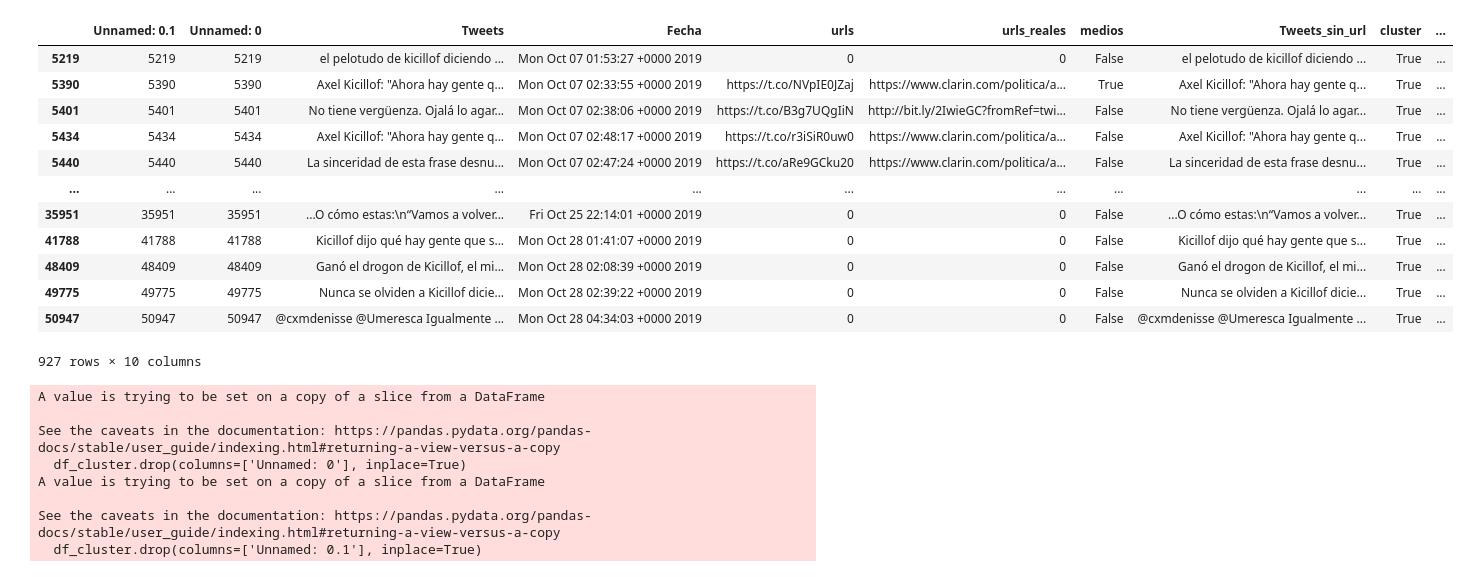
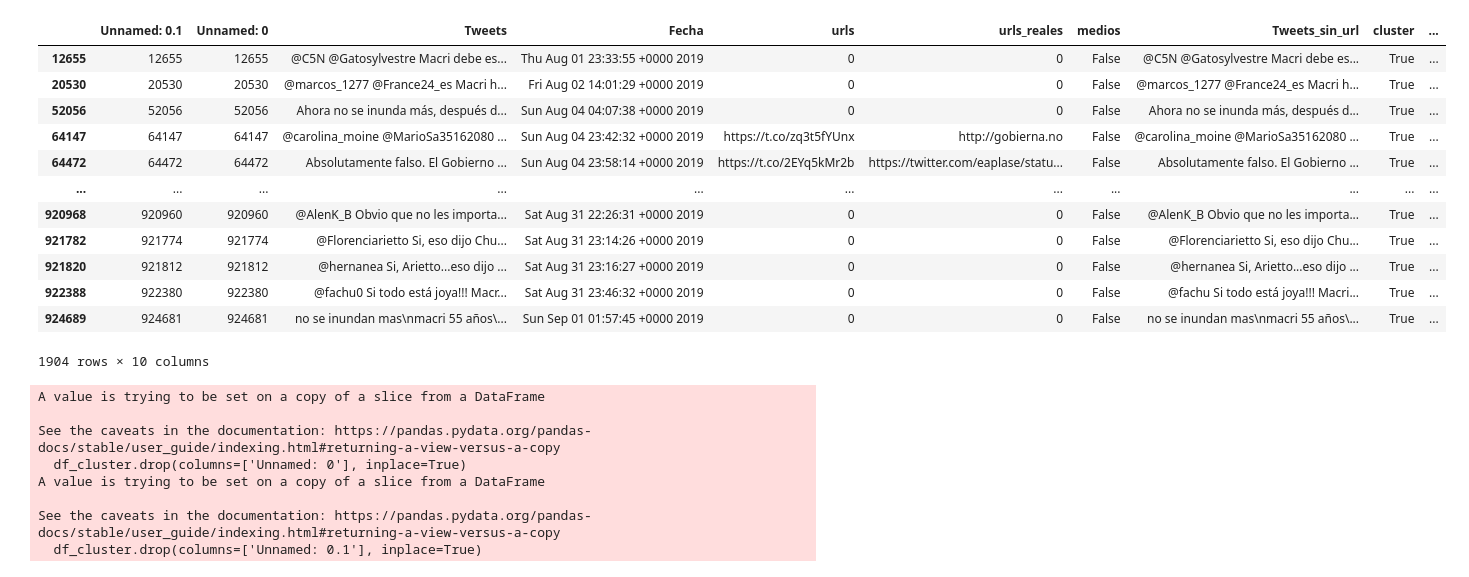
Before and after one commit to Ale-Mildiner/Tesis, a Jupyter notebook: Base_Twitter/series_temporales_con_medios.ipynb, the cells around one changed output. Saved outputs shown, nothing was run; the diff lists cells and outputs as text; code cells hidden in the pictures.

```diff
--- a/Base_Twitter/series_temporales_con_medios.ipynb
+++ b/Base_Twitter/series_temporales_con_medios.ipynb
@@ -8,33 +8,33 @@ import json
 # %%
 path_git = 'c:/Git_Proyects/Tesis/Base_Twitter/'
 
-nombre = 'kicillof'
+nombre = 'Macri'
 
-kici_oct = pd.read_csv(path_git+'Tweets_'+nombre+'_oct.csv')
+kici_oct = pd.read_csv(path_git+'Tweets_'+nombre+'_cluster.csv')
 #clusters = pk.load(open(path_git+nombre+'_clusters_75_oct.pk', 'rb'))
 
 #frases = list(kici_oct['Tweets_sin_url'])
 #cluster_map = {frases[j]: str(i+1) for i, clus in enumerate(clusters) for j in clus}
 #kici_oct['cluster'] = kici_oct['Tweets_sin_url'].map(cluster_map)
-kici_oct = pd.read_csv(path_git+'Tweets_kici_nuevo.csv')
+kici_oct = pd.read_csv(path_git+'Tweets_Macri_cluster.csv')
 kici_oct['RT'] = False
 
 df_cluster = kici_oct[kici_oct['cluster'] == True]
 df_cluster
 # %% [output]
 |  | Unnamed: 0.1 | Unnamed: 0 | Tweets | Fecha | urls | urls_reales | medios | Tweets_sin_url | cluster | ... |
-| 5219 | 5219 | 5219 | el pelotudo de kicillof diciendo ... | Mon Oct 07 01:53:27 +0000 2019 | 0 | 0 | False | el pelotudo de kicillof diciendo ... | True | ... |
-| 5390 | 5390 | 5390 | Axel Kicillof: "Ahora hay gente q... | Mon Oct 07 02:33:55 +0000 2019 | https://t.co/NVpIE0JZaj | https://www.clarin.com/politica/a... | True | Axel Kicillof: "Ahora hay gente q... | True | ... |
-| 5401 | 5401 | 5401 | No tiene vergüenza. Ojalá lo agar... | Mon Oct 07 02:38:06 +0000 2019 | https://t.co/B3g7UQgIiN | http://bit.ly/2IwieGC?fromRef=twi... | False | No tiene vergüenza. Ojalá lo agar... | True | ... |
-| 5434 | 5434 | 5434 | Axel Kicillof: "Ahora hay gente q... | Mon Oct 07 02:48:17 +0000 2019 | https://t.co/r3iSiR0uw0 | https://www.clarin.com/politica/a... | False | Axel Kicillof: "Ahora hay gente q... | True | ... |
-| 5440 | 5440 | 5440 | La sinceridad de esta frase desnu... | Mon Oct 07 02:47:24 +0000 2019 | https://t.co/aRe9GCku20 | https://www.clarin.com/politica/a... | False | La sinceridad de esta frase desnu... | True | ... |
+| 12655 | 12655 | 12655 | @C5N @Gatosylvestre Macri debe es... | Thu Aug 01 23:33:55 +0000 2019 | 0 | 0 | False | @C5N @Gatosylvestre Macri debe es... | True | ... |
+| 20530 | 20530 | 20530 | @marcos_1277 @France24_es Macri h... | Fri Aug 02 14:01:29 +0000 2019 | 0 | 0 | False | @marcos_1277 @France24_es Macri h... | True | ... |
+| 52056 | 52056 | 52056 | Ahora no se inunda más, después d... | Sun Aug 04 04:07:38 +0000 2019 | 0 | 0 | False | Ahora no se inunda más, después d... | True | ... |
+| 64147 | 64147 | 64147 | @carolina_moine @MarioSa35162080 ... | Sun Aug 04 23:42:32 +0000 2019 | https://t.co/zq3t5fYUnx | http://gobierna.no | False | @carolina_moine @MarioSa35162080 ... | True | ... |
+| 64472 | 64472 | 64472 | Absolutamente falso. El Gobierno ... | Sun Aug 04 23:58:14 +0000 2019 | https://t.co/2EYq5kMr2b | https://twitter.com/eaplase/statu... | False | Absolutamente falso. El Gobierno ... | True | ... |
 | ... | ... | ... | ... | ... | ... | ... | ... | ... | ... | ... |
-| 35951 | 35951 | 35951 | ...O cómo estas:\n“Vamos a volver... | Fri Oct 25 22:14:01 +0000 2019 | 0 | 0 | False | ...O cómo estas:\n“Vamos a volver... | True | ... |
-| 41788 | 41788 | 41788 | Kicillof dijo qué hay gente que s... | Mon Oct 28 01:41:07 +0000 2019 | 0 | 0 | False | Kicillof dijo qué hay gente que s... | True | ... |
-| 48409 | 48409 | 48409 | Ganó el drogon de Kicillof, el mi... | Mon Oct 28 02:08:39 +0000 2019 | 0 | 0 | False | Ganó el drogon de Kicillof, el mi... | True | ... |
-| 49775 | 49775 | 49775 | Nunca se olviden a Kicillof dicie... | Mon Oct 28 02:39:22 +0000 2019 | 0 | 0 | False | Nunca se olviden a Kicillof dicie... | True | ... |
-| 50947 | 50947 | 50947 | @cxmdenisse @Umeresca Igualmente ... | Mon Oct 28 04:34:03 +0000 2019 | 0 | 0 | False | @cxmdenisse @Umeresca Igualmente ... | True | ... |
+| 920968 | 920960 | 920960 | @AlenK_B Obvio que no les importa... | Sat Aug 31 22:26:31 +0000 2019 | 0 | 0 | False | @AlenK_B Obvio que no les importa... | True | ... |
+| 921782 | 921774 | 921774 | @Florenciarietto Si, eso dijo Chu... | Sat Aug 31 23:14:26 +0000 2019 | 0 | 0 | False | @Florenciarietto Si, eso dijo Chu... | True | ... |
+| 921820 | 921812 | 921812 | @hernanea Si, Arietto...eso dijo ... | Sat Aug 31 23:16:27 +0000 2019 | 0 | 0 | False | @hernanea Si, Arietto...eso dijo ... | True | ... |
+| 922388 | 922380 | 922380 | @fachu0 Si todo está joya!!! Macr... | Sat Aug 31 23:46:32 +0000 2019 | 0 | 0 | False | @fachu Si todo está joya!!! Macri... | True | ... |
+| 924689 | 924681 | 924681 | no se inundan mas\nmacri 55 años\... | Sun Sep 01 01:57:45 +0000 2019 | 0 | 0 | False | no se inundan mas\nmacri 55 años\... | True | ... |
-927 rows × 10 columns
+1904 rows × 10 columns
 # %%
 df_cluster.drop(columns=['Unnamed: 0'], inplace=True)
 df_cluster.drop(columns=['Unnamed: 0.1'], inplace=True)
```
Also changed, not shown: parts of 7 cells of this notebook.
